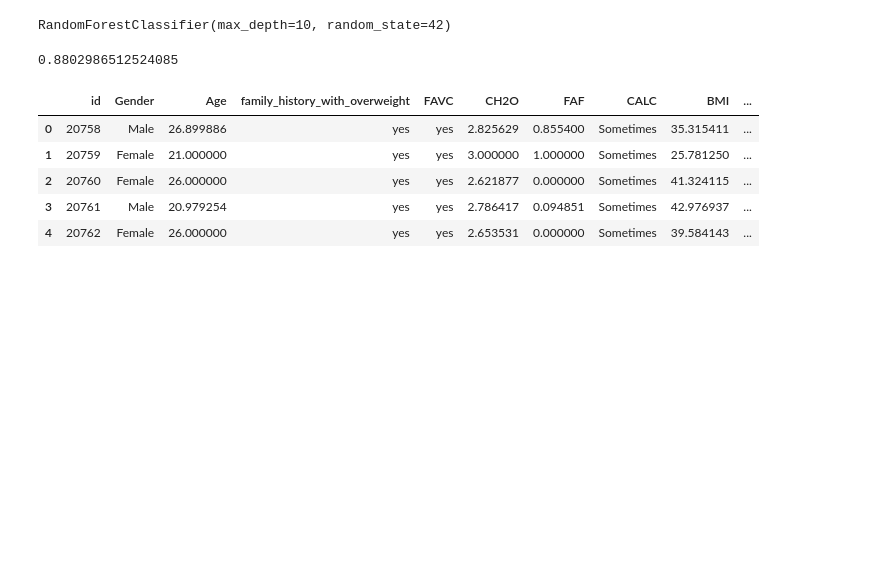
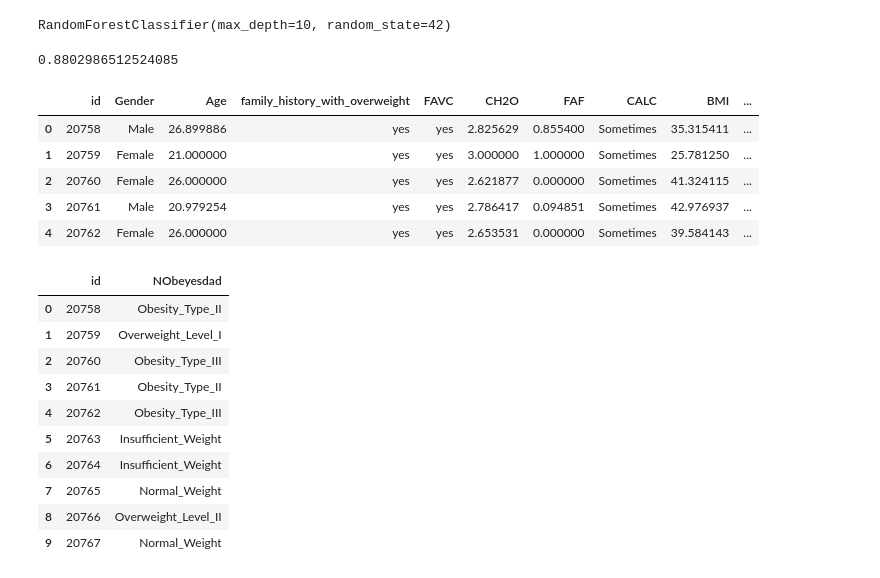
Before and after one commit to YashMasane/Multi_class_obesity_risk_predtction, a Jupyter notebook: Obesity_risk_prediction.ipynb, the cells around one changed output. Saved outputs shown, nothing was run; the diff lists cells and outputs as text; code cells hidden in the pictures; blank space fills up the shorter version.

```diff
--- a/Obesity_risk_prediction.ipynb
+++ b/Obesity_risk_prediction.ipynb
@@ -453,13 +434,14 @@ X_train.head()
 | 19760 | Female | 17.000000 | no | yes | 3.00000 | 1.000000 | Sometimes | 24.557752 | 1.000000 |
 # %%
 from sklearn.compose import ColumnTransformer
-# from sklearn.preprocessing import OneHotEncoder
+from sklearn.preprocessing import StandardScaler
 from sklearn.preprocessing import OrdinalEncoder
 
 columns_to_encode = ['Gender', 'family_history_with_overweight', 'FAVC', 'CALC']
 
 ct = ColumnTransformer([
-                 ('column_transformer', OrdinalEncoder(),  ['Gender', 'family_history_with_overweight', 'FAVC', 'CALC'])
+                 ('column_transformer', OrdinalEncoder(),  ['Gender', 'family_history_with_overweight', 'FAVC', 'CALC']),
+                 ('Standard_scalar', StandardScaler(),  ['Age', 'CH2O', 'FAF', 'BMI', 'Effective_meals'])
        ], remainder='passthrough'
 
        )
@@ -556,3 +531,7 @@ y_pred = clf.predict(X_test_encoded)
 accuracy_score(y_test_encoded, y_pred)
 # %% [output]
 0.861271676300578
+# %%
+from sklearn.ensemble import GradientBoostingClassifier
+gbc = GradientBoostingClassifier(n_estimators=100, learning_rate=1.0, max_depth=1, random_state=0)
+gbc.fit(X_train_encoded, y_train_encoded)
@@ -558,0 +545,4 @@ accuracy_score(y_test_encoded, y_pred)
+# %%
+from sklearn.neighbors import KNeighborsClassifier
+knn = KNeighborsClassifier(n_neighbors=10, weights='distance')
+knn.fit(X_train_encoded, y_train_encoded)
@@ -558,0 +556,4 @@ accuracy_score(y_test_encoded, y_pred)
+# %%
+from sklearn.svm import SVC
+svc = SVC(gamma='auto')
+svc.fit(X_train_encoded, y_train_encoded)
@@ -582,5 +590,19 @@ df_test_1.head()
 submission = {'id':df_test_1['id'], 'NObeyesdad':le.inverse_transform(df_test_pred)}
 # %%
 sub = pd.DataFrame(submission)
+# %%
+sub.head(10)
+# %% [output]
+|  | id | NObeyesdad |
+| 0 | 20758 | Obesity_Type_II |
+| 1 | 20759 | Overweight_Level_I |
+| 2 | 20760 | Obesity_Type_III |
+| 3 | 20761 | Obesity_Type_II |
+| 4 | 20762 | Obesity_Type_III |
+| 5 | 20763 | Insufficient_Weight |
+| 6 | 20764 | Insufficient_Weight |
+| 7 | 20765 | Normal_Weight |
+| 8 | 20766 | Overweight_Level_II |
+| 9 | 20767 | Normal_Weight |
 # %%
 sub.to_csv('submission.csv', index=False)
```
Also changed, not shown: parts of 12 cells of this notebook.
